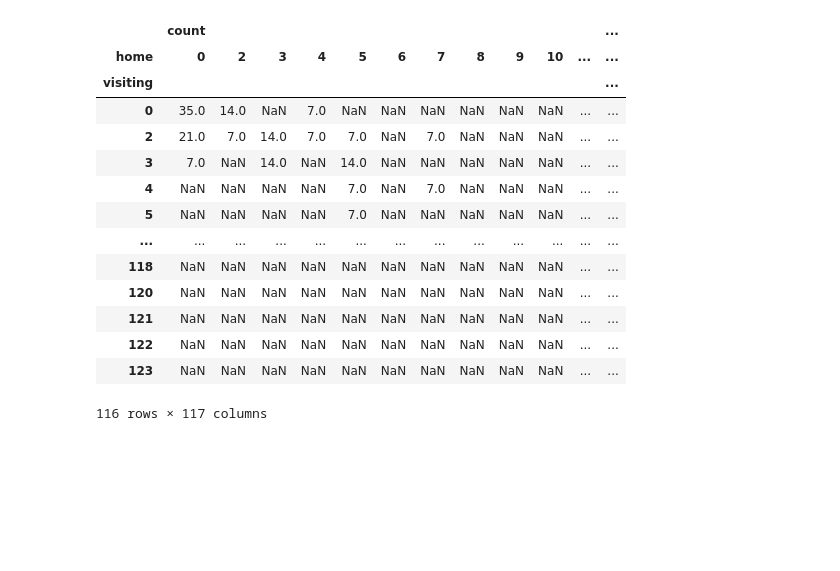
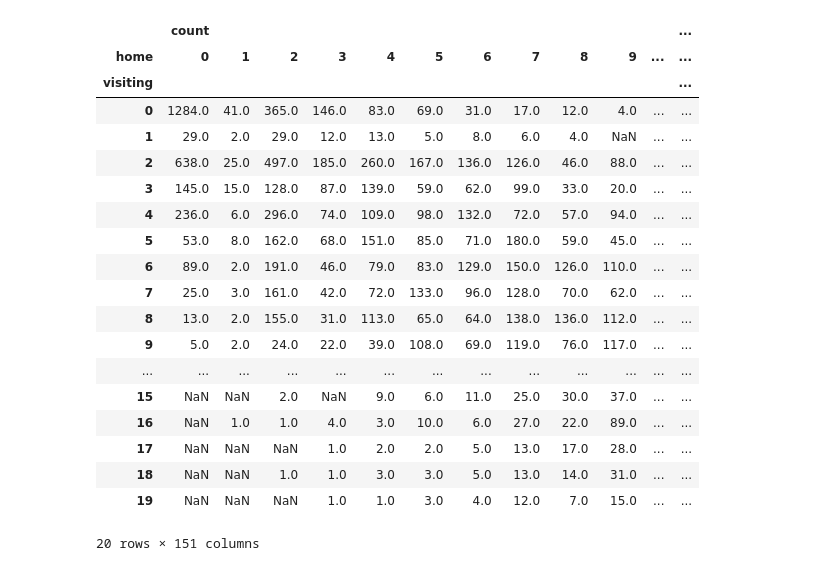
Before and after one commit to chanelton/NBA-Data, a Jupyter notebook: NBA Score Proj/NBA Scores.ipynb, the cells around one changed output. Cells and saved outputs as stored; diff of their text form; code cells hidden in the pictures; blank space fills up the shorter version.

```diff
--- a/NBA Score Proj/NBA Scores.ipynb
+++ b/NBA Score Proj/NBA Scores.ipynb
@@ -24,10 +34,12 @@ one_game_score = get_one_game_scores(401267521)
 # most easily accessible page:
 # https://www.espn.com/nba/game?gameId=401267511
 # %%
+# gets all the game ids for a week given date of one day
 def get_all_game_ids_on_day(date):
     f = urllib.request.urlopen(f'https://www.espn.com/nba/schedule/_/date/{date}')
     game_ids_source = f.read().decode('utf-8')
-    game_ids = re.findall('\?gameId=([^;]*?)"', game_ids_source)
+    game_ids = re.findall('gameId/.{9}', game_ids_source)
+    game_ids = [i[-9:] for i in game_ids]
     return game_ids
 # %%
 # https://www.espn.com/nba/schedule/_/date/20210205
@@ -52,8 +60,24 @@ def get_all_scores_given_monday_list(list_of_mondays):
+# %%
+# gets all game scores for all weeks where the monday is given
+def get_all_scores_given_monday_list(list_of_mondays):
+    all_scores = []
+    # progress bar count
+    loopy_count = 0
+    for monday in list_of_mondays:
+        all_scores = all_scores + get_all_game_scores_given_monday(monday)
+
+        j = (loopy_count + 1) / len(list_of_mondays)
+        loopy_count += 1
+        sys.stdout.write('\r')
+        sys.stdout.write("[%-20s] %d%%" % ('='*int(20*j), 100*j))
+        sys.stdout.flush()
+    return all_scores
 # %%
 def allmondays(start, end):
     return pd.date_range(start=start, end=end,
                          freq='W-MON').strftime('%Y%m%d').tolist()
 # %%
-data = get_all_scores_given_monday_list(allmondays('12/21/2020', '02/01/2021'))
-data
+%%time
+data = get_all_scores_given_monday_list(allmondays('12/21/2020', '04/25/2021'))
+data[:5]
 # %% [output]
@@ -113,19 +118,24 @@ ax = sns.heatmap(grouped, vmax=70, square=True)
 # %%
-no_score.groupby(['visiting', 'home'], as_index=False).sum().pivot('visiting', 'home')
+no_score.groupby(['visiting', 'home'], as_index=False).sum().pivot('visiting', 'home')[:20]
 # %% [output]
 |  | count |  |  |  |  |  |  |  |  |  |  | ... |
-| home | 0 | 2 | 3 | 4 | 5 | 6 | 7 | 8 | 9 | 10 | ... | ... |
+| home | 0 | 1 | 2 | 3 | 4 | 5 | 6 | 7 | 8 | 9 | ... | ... |
 | visiting |  |  |  |  |  |  |  |  |  |  |  | ... |
-| 0 | 35.0 | 14.0 | NaN | 7.0 | NaN | NaN | NaN | NaN | NaN | NaN | ... | ... |
-| 2 | 21.0 | 7.0 | 14.0 | 7.0 | 7.0 | NaN | 7.0 | NaN | NaN | NaN | ... | ... |
-| 3 | 7.0 | NaN | 14.0 | NaN | 14.0 | NaN | NaN | NaN | NaN | NaN | ... | ... |
-| 4 | NaN | NaN | NaN | NaN | 7.0 | NaN | 7.0 | NaN | NaN | NaN | ... | ... |
-| 5 | NaN | NaN | NaN | NaN | 7.0 | NaN | NaN | NaN | NaN | NaN | ... | ... |
+| 0 | 1284.0 | 41.0 | 365.0 | 146.0 | 83.0 | 69.0 | 31.0 | 17.0 | 12.0 | 4.0 | ... | ... |
+| 1 | 29.0 | 2.0 | 29.0 | 12.0 | 13.0 | 5.0 | 8.0 | 6.0 | 4.0 | NaN | ... | ... |
+| 2 | 638.0 | 25.0 | 497.0 | 185.0 | 260.0 | 167.0 | 136.0 | 126.0 | 46.0 | 88.0 | ... | ... |
+| 3 | 145.0 | 15.0 | 128.0 | 87.0 | 139.0 | 59.0 | 62.0 | 99.0 | 33.0 | 20.0 | ... | ... |
+| 4 | 236.0 | 6.0 | 296.0 | 74.0 | 109.0 | 98.0 | 132.0 | 72.0 | 57.0 | 94.0 | ... | ... |
+| 5 | 53.0 | 8.0 | 162.0 | 68.0 | 151.0 | 85.0 | 71.0 | 180.0 | 59.0 | 45.0 | ... | ... |
+| 6 | 89.0 | 2.0 | 191.0 | 46.0 | 79.0 | 83.0 | 129.0 | 150.0 | 126.0 | 110.0 | ... | ... |
+| 7 | 25.0 | 3.0 | 161.0 | 42.0 | 72.0 | 133.0 | 96.0 | 128.0 | 70.0 | 62.0 | ... | ... |
+| 8 | 13.0 | 2.0 | 155.0 | 31.0 | 113.0 | 65.0 | 64.0 | 138.0 | 136.0 | 112.0 | ... | ... |
+| 9 | 5.0 | 2.0 | 24.0 | 22.0 | 39.0 | 108.0 | 69.0 | 119.0 | 76.0 | 117.0 | ... | ... |
 | ... | ... | ... | ... | ... | ... | ... | ... | ... | ... | ... | ... | ... |
-| 118 | NaN | NaN | NaN | NaN | NaN | NaN | NaN | NaN | NaN | NaN | ... | ... |
-| 120 | NaN | NaN | NaN | NaN | NaN | NaN | NaN | NaN | NaN | NaN | ... | ... |
-| 121 | NaN | NaN | NaN | NaN | NaN | NaN | NaN | NaN | NaN | NaN | ... | ... |
-| 122 | NaN | NaN | NaN | NaN | NaN | NaN | NaN | NaN | NaN | NaN | ... | ... |
-| 123 | NaN | NaN | NaN | NaN | NaN | NaN | NaN | NaN | NaN | NaN | ... | ... |
+| 15 | NaN | NaN | 2.0 | NaN | 9.0 | 6.0 | 11.0 | 25.0 | 30.0 | 37.0 | ... | ... |
+| 16 | NaN | 1.0 | 1.0 | 4.0 | 3.0 | 10.0 | 6.0 | 27.0 | 22.0 | 89.0 | ... | ... |
+| 17 | NaN | NaN | NaN | 1.0 | 2.0 | 2.0 | 5.0 | 13.0 | 17.0 | 28.0 | ... | ... |
+| 18 | NaN | NaN | 1.0 | 1.0 | 3.0 | 3.0 | 5.0 | 13.0 | 14.0 | 31.0 | ... | ... |
+| 19 | NaN | NaN | NaN | 1.0 | 1.0 | 3.0 | 4.0 | 12.0 | 7.0 | 15.0 | ... | ... |
-116 rows × 117 columns
+20 rows × 151 columns
 # %%
```
Also changed, not shown: parts of 16 cells of this notebook.
